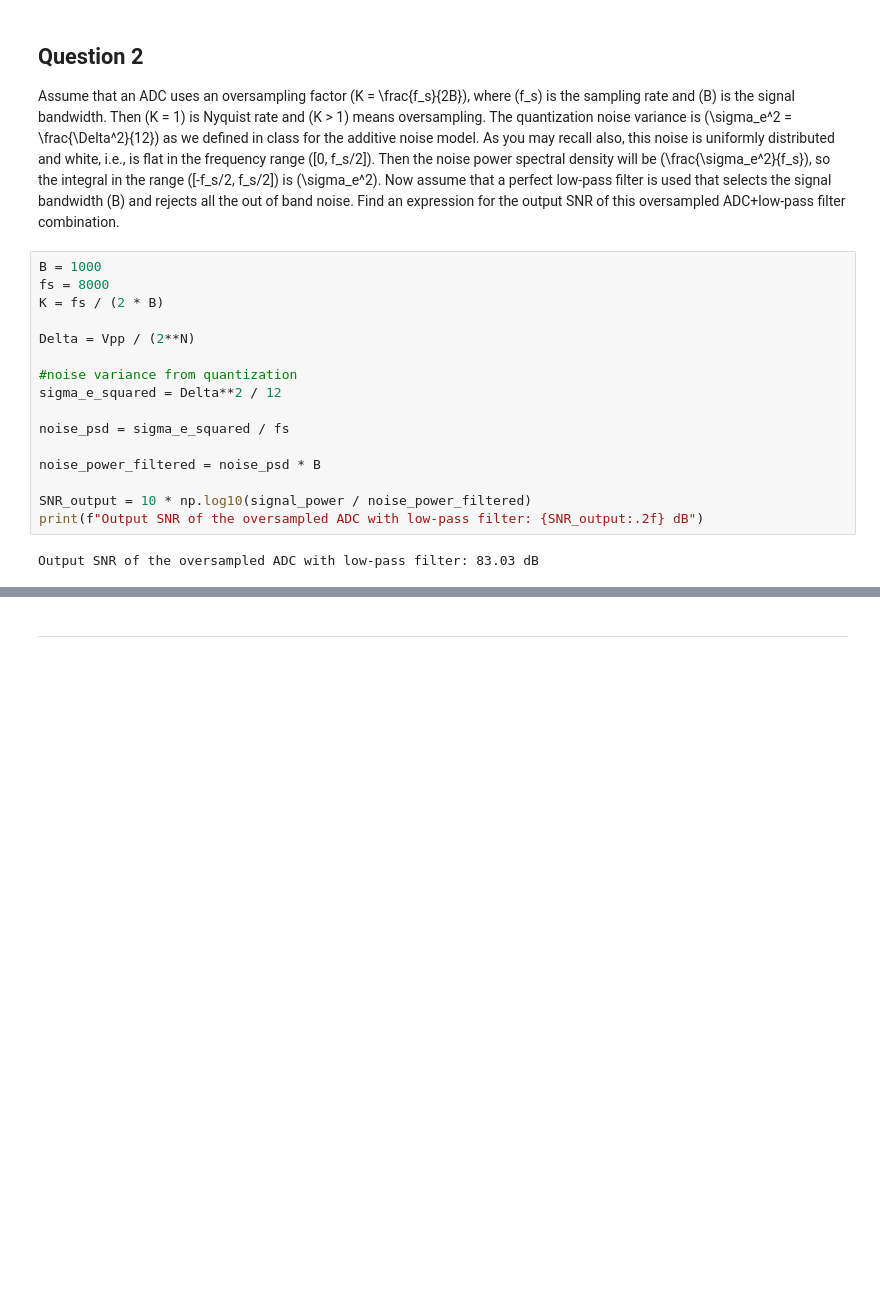
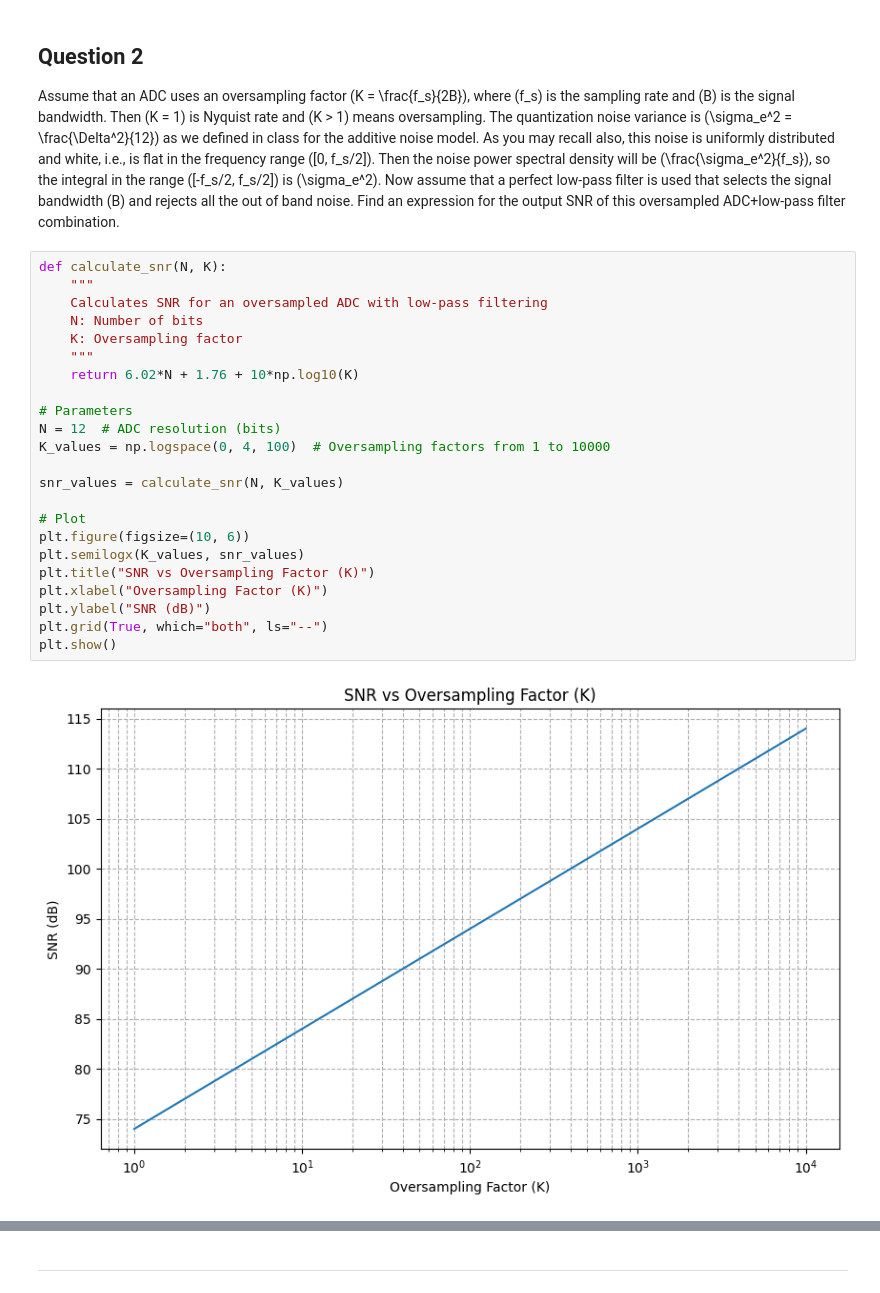
Before and after one commit to Sam-Bieberich/489, a Jupyter notebook: Lab/lab4.ipynb, the cells around one changed output, grey strips where cells are left out. Cells and saved outputs as stored; diff of their text form; blank space fills up the shorter version.

```diff
--- a/Lab/lab4.ipynb
+++ b/Lab/lab4.ipynb
@@ -117,21 +98,28 @@ SNR of the ADC output with uniform noise: 3.34 dB
 ## Question 2
 
 Assume that an ADC uses an oversampling factor \(K = \frac{f_s}{2B}\), where \(f_s\) is the sampling rate and \(B\) is the signal bandwidth. Then \(K = 1\) is Nyquist rate and \(K > 1\) means oversampling. The quantization noise variance is \(\sigma_e^2 = \frac{\Delta^2}{12}\) as we defined in class for the additive noise model. As you may recall also, this noise is uniformly distributed and white, i.e., is flat in the frequency range \([0, f_s/2]\). Then the noise power spectral density will be \(\frac{\sigma_e^2}{f_s}\), so the integral in the range \([-f_s/2, f_s/2]\) is \(\sigma_e^2\). Now assume that a perfect low-pass filter is used that selects the signal bandwidth \(B\) and rejects all the out of band noise. Find an expression for the output SNR of this oversampled ADC+low-pass filter combination.
-# %%
-B = 1000
-fs = 8000
-K = fs / (2 * B)
-
-Delta = Vpp / (2**N)
-
-#noise variance from quantization
-sigma_e_squared = Delta**2 / 12
-
-noise_psd = sigma_e_squared / fs
-
-noise_power_filtered = noise_psd * B
-
-SNR_output = 10 * np.log10(signal_power / noise_power_filtered)
-print(f"Output SNR of the oversampled ADC with low-pass filter: {SNR_output:.2f} dB")
-# %% [output]
-Output SNR of the oversampled ADC with low-pass filter: 83.03 dB
+# %%
+def calculate_snr(N, K):
+    """
+    Calculates SNR for an oversampled ADC with low-pass filtering
+    N: Number of bits
+    K: Oversampling factor
+    """
+    return 6.02*N + 1.76 + 10*np.log10(K)
+
+# Parameters
+N = 12  # ADC resolution (bits)
+K_values = np.logspace(0, 4, 100)  # Oversampling factors from 1 to 10000
+
+snr_values = calculate_snr(N, K_values)
+
+# Plot
+plt.figure(figsize=(10, 6))
+plt.semilogx(K_values, snr_values)
+plt.title("SNR vs Oversampling Factor (K)")
+plt.xlabel("Oversampling Factor (K)")
+plt.ylabel("SNR (dB)")
+plt.grid(True, which="both", ls="--")
+plt.show()
+# %% [output]
+[figure, added]
```
Also changed, not shown: parts of 21 cells of this notebook.
